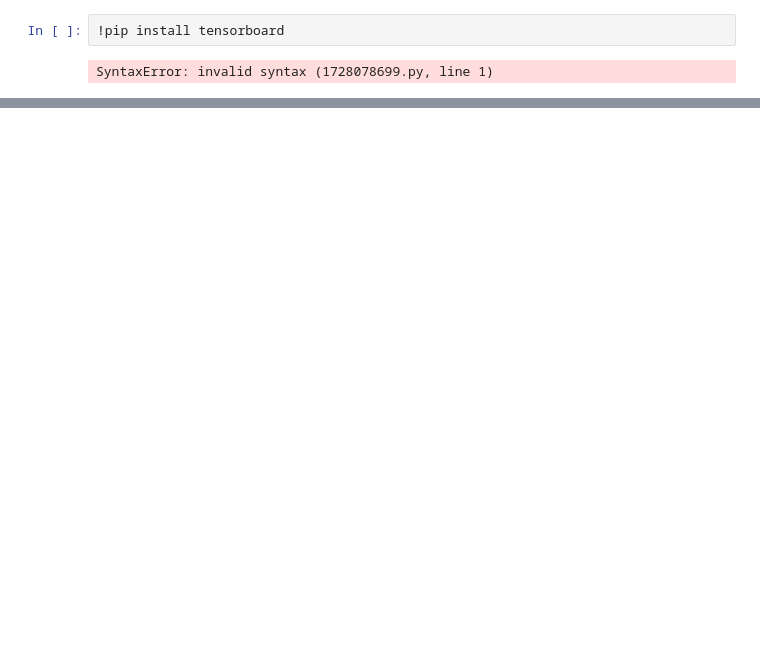
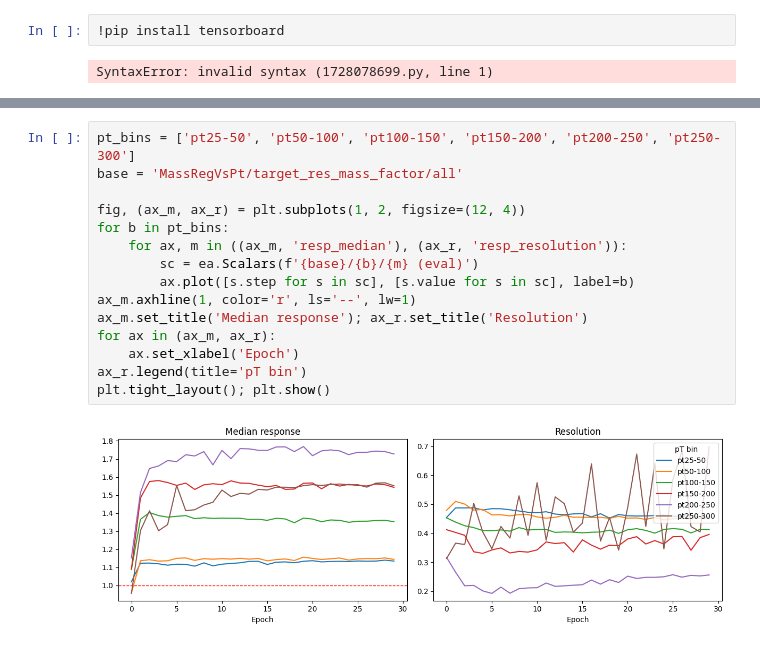
Before and after one commit to janTOffermann/weaver-core-dev, a Jupyter notebook: Run_metrics.ipynb, the cells around one changed output, grey strips where cells are left out. Cells and saved outputs as stored; diff of their text form; blank space fills up the shorter version.

```diff
--- a/Run_metrics.ipynb
+++ b/Run_metrics.ipynb
@@ -47,0 +62,17 @@ print(ea.Scalars("Loss/test (epoch)")[0].value)
+# %%
+pt_bins = ['pt25-50', 'pt50-100', 'pt100-150', 'pt150-200', 'pt200-250', 'pt250-300']
+base = 'MassRegVsPt/target_res_mass_factor/all'
+
+fig, (ax_m, ax_r) = plt.subplots(1, 2, figsize=(12, 4))
+for b in pt_bins:
+    for ax, m in ((ax_m, 'resp_median'), (ax_r, 'resp_resolution')):
+        sc = ea.Scalars(f'{base}/{b}/{m} (eval)')
+        ax.plot([s.step for s in sc], [s.value for s in sc], label=b)
+ax_m.axhline(1, color='r', ls='--', lw=1)
+ax_m.set_title('Median response'); ax_r.set_title('Resolution')
+for ax in (ax_m, ax_r):
+    ax.set_xlabel('Epoch')
+ax_r.legend(title='pT bin')
+plt.tight_layout(); plt.show()
+# %% [output]
+[figure, added]
```
Also changed, not shown: parts of 6 cells of this notebook, 11 other files.
